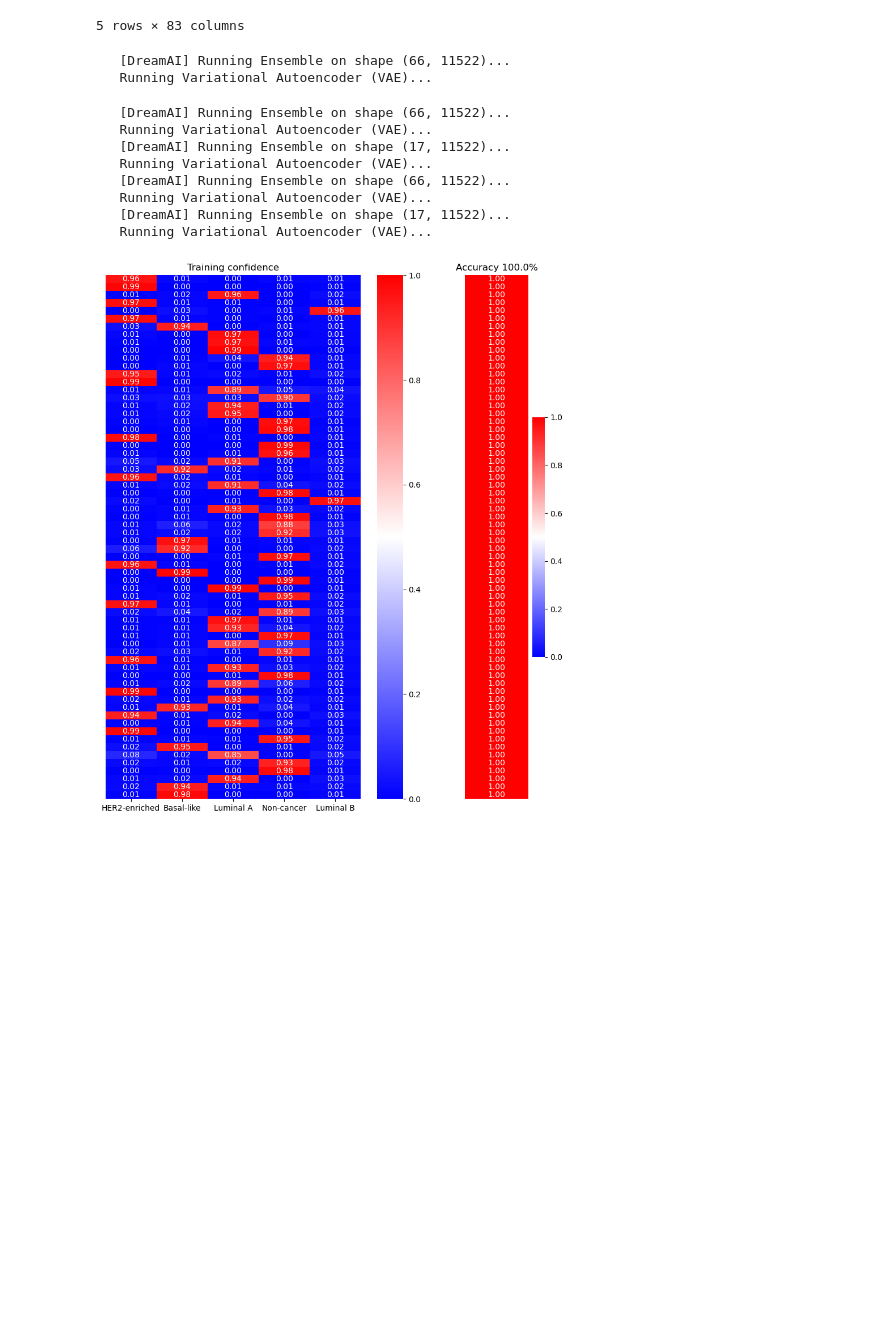
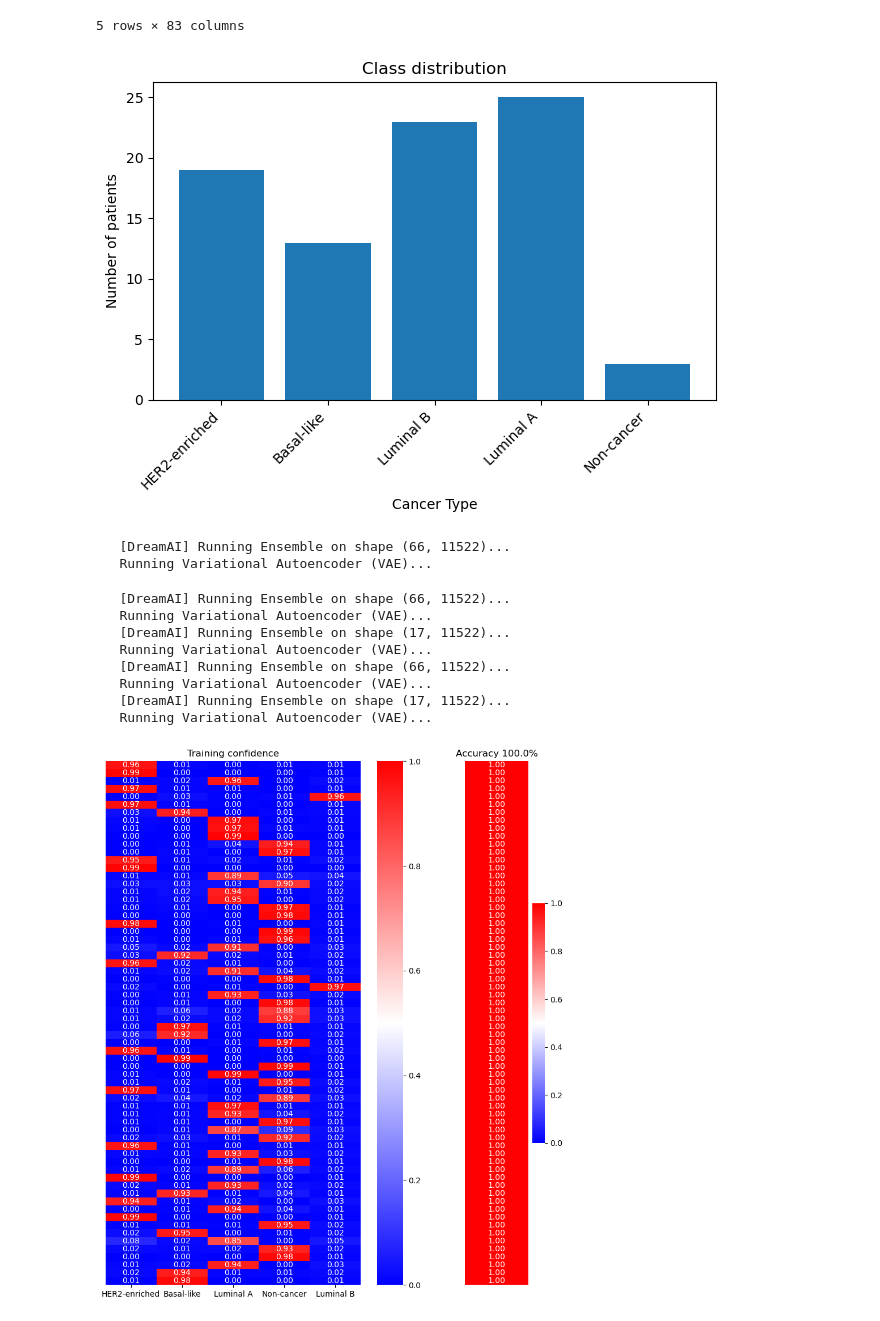
Before and after one commit to ArmandRathgeb/ML-Group-Project, a Jupyter notebook: sample.ipynb, the cells around one changed output. Drawn from its saved outputs; the diff is of its cells as text; code cells hidden in the pictures; blank space fills up the shorter version.

```diff
--- a/sample.ipynb
+++ b/sample.ipynb
@@ -82,3 +83,17 @@ cancer_proteomes.T.tail()
 | NP_001191293 | NaN | NaN | NaN | -16.029761 | 1.729692 | 4.107251 | -9.584499 | ... |
 | PAM50 mRNA | HER2-enriched | Basal-like | Luminal B | Basal-like | HER2-enriched | HER2-enriched | Luminal A | ... |
 5 rows × 83 columns
+# %%
+classes = cancer_proteomes['PAM50 mRNA'].unique()
+n_classes = len(classes)
+hist = np.histogram(encoded_labels, bins=n_classes)
+fig = plt.figure()
+plt.bar(range(n_classes), hist[0])
+plt.title("Class distribution")
+plt.xlabel("Cancer Type")
+plt.ylabel("Number of patients")
+plt.xticks(range(n_classes), classes, rotation=45, ha="right")
+plt.tight_layout()
+plt.savefig("figures/distribution.pdf", dpi=fig.dpi)
+# %% [output]
+[figure, added]
```
Also changed, not shown: parts of 10 cells of this notebook, 2 other files.
